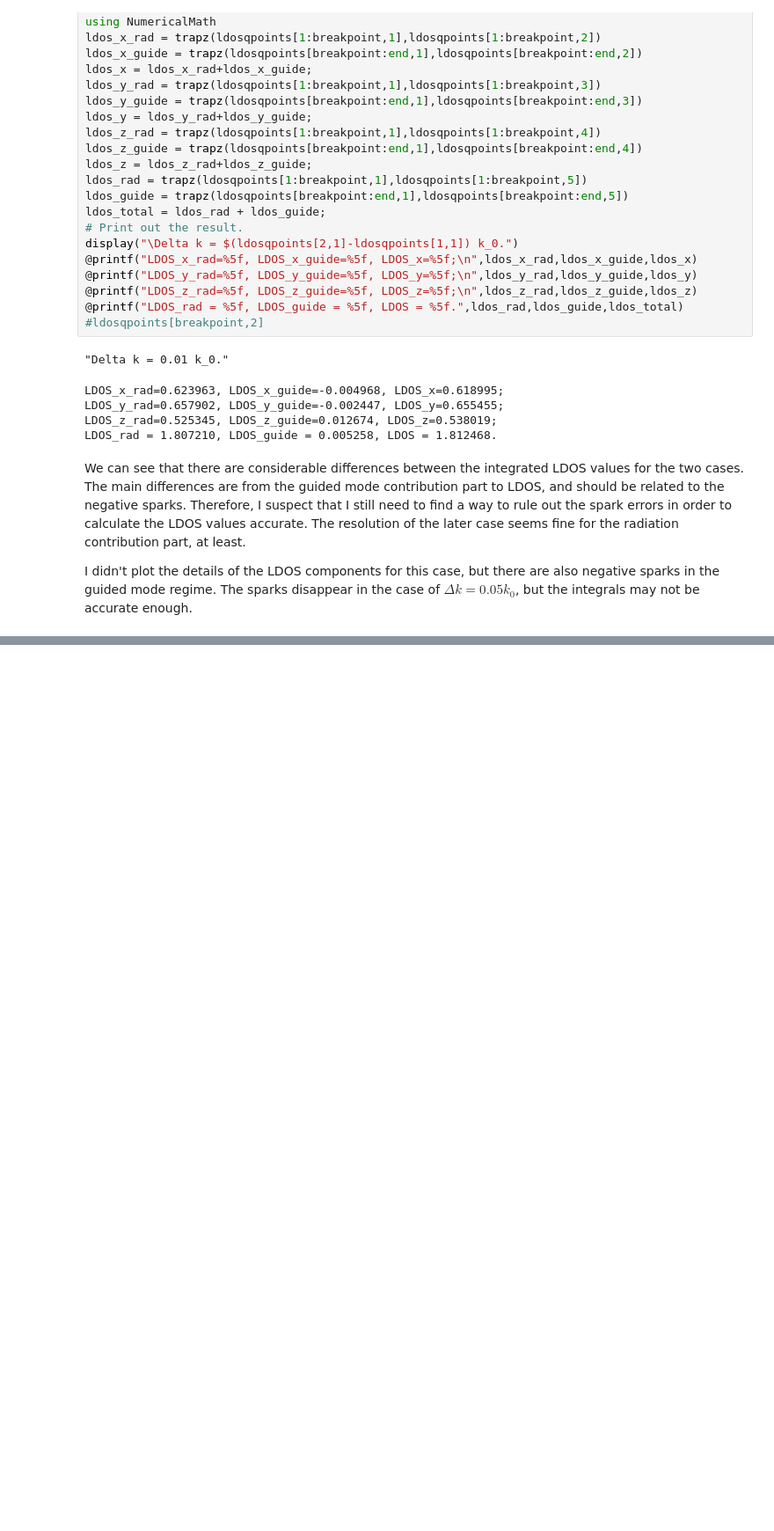
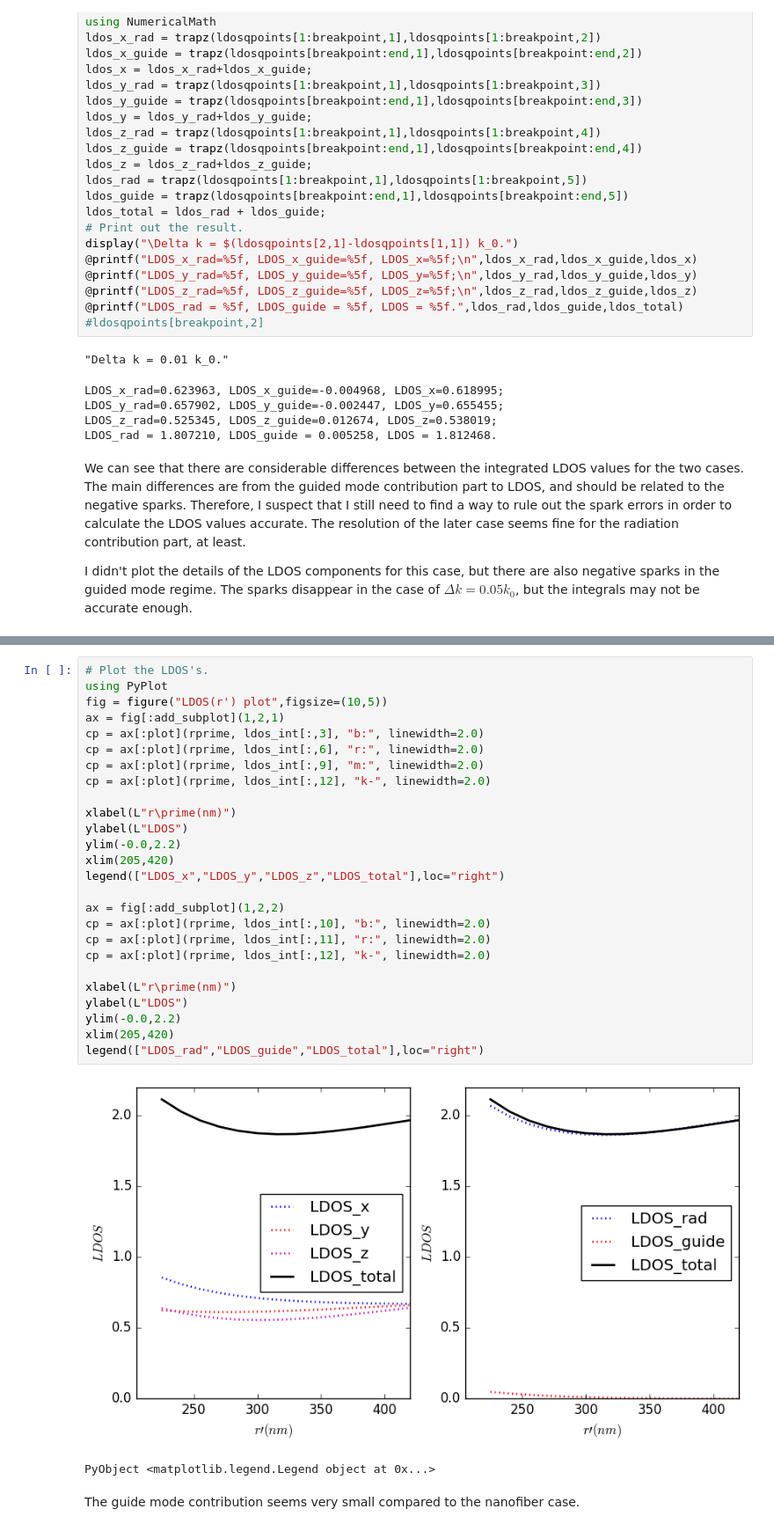
Before and after one commit to i2000s/simnanophotonics, a Jupyter notebook: sqwg_BEM.ipynb, the cells around one changed output, grey strips where cells are left out. Shown at 88% size. Cells and saved outputs as stored; diff of their text form; blank space fills up the shorter version.

```diff
--- a/sqwg_BEM.ipynb
+++ b/sqwg_BEM.ipynb
@@ -260,0 +347,31 @@ Results...
+# %%
+# Plot the LDOS's.
+using PyPlot
+fig = figure("LDOS(r') plot",figsize=(10,5))
+ax = fig[:add_subplot](1,2,1)
+cp = ax[:plot](rprime, ldos_int[:,3], "b:", linewidth=2.0)
+cp = ax[:plot](rprime, ldos_int[:,6], "r:", linewidth=2.0)
+cp = ax[:plot](rprime, ldos_int[:,9], "m:", linewidth=2.0)
+cp = ax[:plot](rprime, ldos_int[:,12], "k-", linewidth=2.0)
+
+xlabel(L"r\prime(nm)")
+ylabel(L"LDOS")
+ylim(-0.0,2.2)
+xlim(205,420)
+legend(["LDOS_x","LDOS_y","LDOS_z","LDOS_total"],loc="right")
+
+ax = fig[:add_subplot](1,2,2)
+cp = ax[:plot](rprime, ldos_int[:,10], "b:", linewidth=2.0)
+cp = ax[:plot](rprime, ldos_int[:,11], "r:", linewidth=2.0)
+cp = ax[:plot](rprime, ldos_int[:,12], "k-", linewidth=2.0)
+
+xlabel(L"r\prime(nm)")
+ylabel(L"LDOS")
+ylim(-0.0,2.2)
+xlim(205,420)
+legend(["LDOS_rad","LDOS_guide","LDOS_total"],loc="right")
+# %% [output]
+[figure, added]
+PyObject <matplotlib.legend.Legend object at 0x...>
+# %% [markdown]
+The guide mode contribution seems very small compared to the nanofiber case.
```
Also changed, not shown: parts of 8 cells of this notebook, 9 other files.
